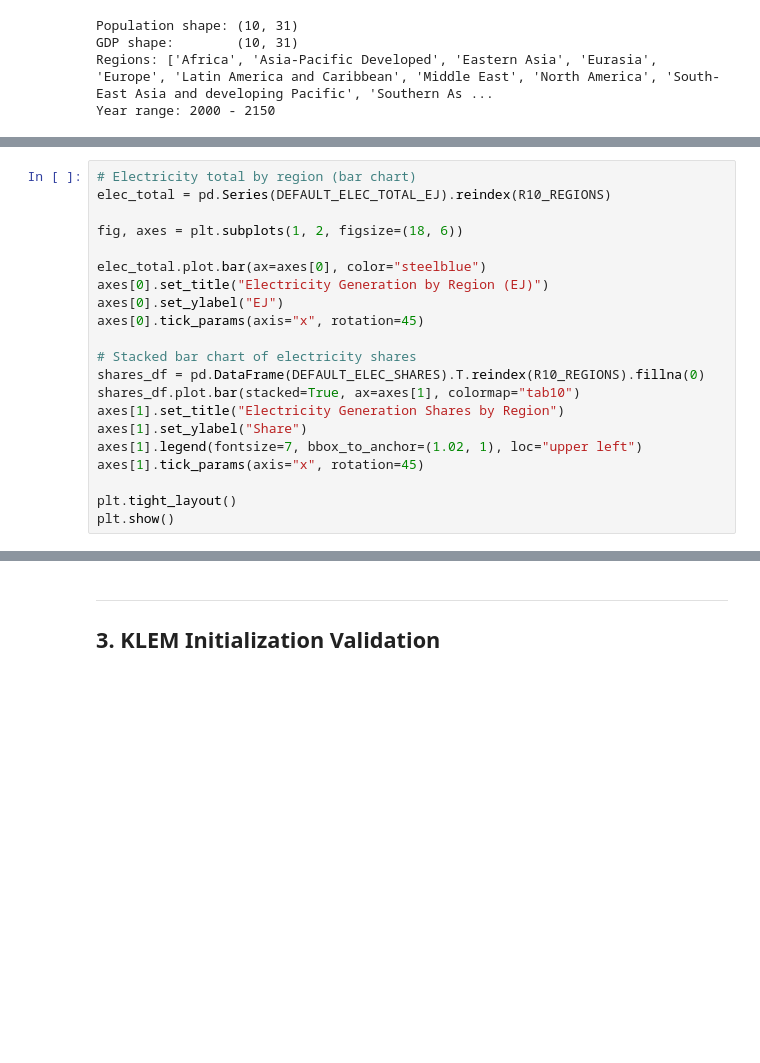
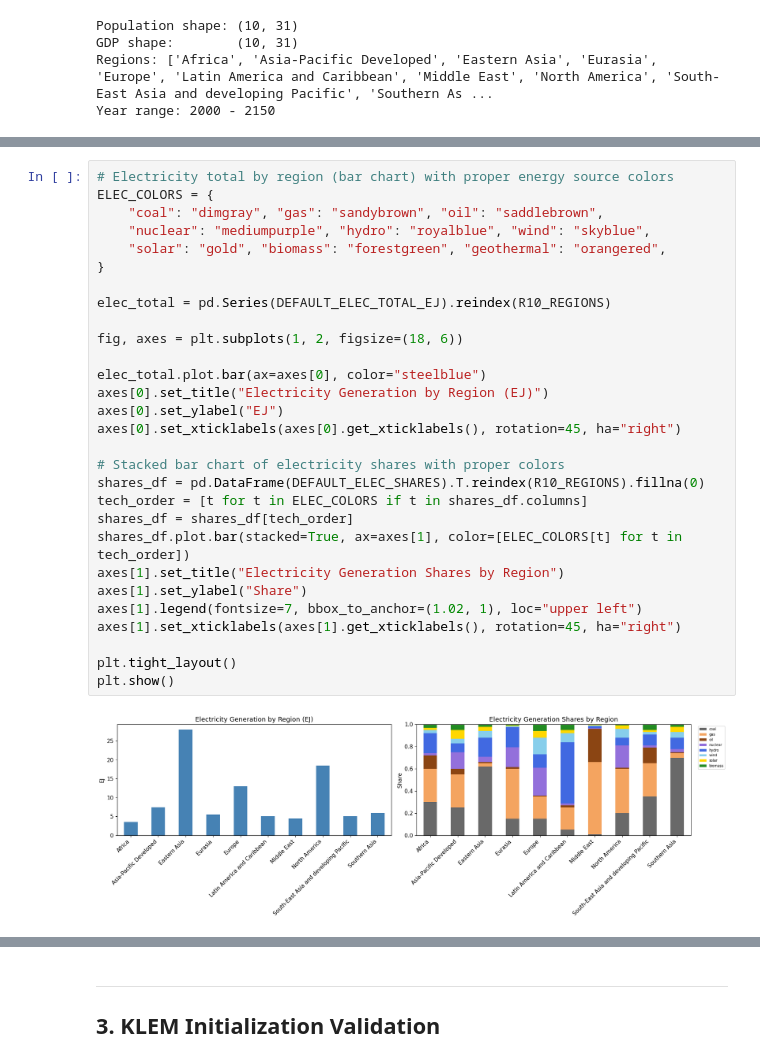
Before and after one commit to hyuntaechoi634/ghim-energy-module, a Jupyter notebook: notebooks/klem_validation.ipynb, the cells around one changed output, grey strips where cells are left out. Cells and saved outputs as stored; diff of their text form; blank space fills up the shorter version.

```diff
--- a/notebooks/klem_validation.ipynb
+++ b/notebooks/klem_validation.ipynb
@@ -115,24 +180,34 @@ display(fd_df)
 # %%
-# Electricity total by region (bar chart)
+# Electricity total by region (bar chart) with proper energy source colors
+ELEC_COLORS = {
+    "coal": "dimgray", "gas": "sandybrown", "oil": "saddlebrown",
+    "nuclear": "mediumpurple", "hydro": "royalblue", "wind": "skyblue",
+    "solar": "gold", "biomass": "forestgreen", "geothermal": "orangered",
+}
+
 elec_total = pd.Series(DEFAULT_ELEC_TOTAL_EJ).reindex(R10_REGIONS)
 
 fig, axes = plt.subplots(1, 2, figsize=(18, 6))
 
 elec_total.plot.bar(ax=axes[0], color="steelblue")
 axes[0].set_title("Electricity Generation by Region (EJ)")
 axes[0].set_ylabel("EJ")
-axes[0].tick_params(axis="x", rotation=45)
+axes[0].set_xticklabels(axes[0].get_xticklabels(), rotation=45, ha="right")
 
-# Stacked bar chart of electricity shares
+# Stacked bar chart of electricity shares with proper colors
 shares_df = pd.DataFrame(DEFAULT_ELEC_SHARES).T.reindex(R10_REGIONS).fillna(0)
-shares_df.plot.bar(stacked=True, ax=axes[1], colormap="tab10")
+tech_order = [t for t in ELEC_COLORS if t in shares_df.columns]
+shares_df = shares_df[tech_order]
+shares_df.plot.bar(stacked=True, ax=axes[1], color=[ELEC_COLORS[t] for t in tech_order])
 axes[1].set_title("Electricity Generation Shares by Region")
 axes[1].set_ylabel("Share")
 axes[1].legend(fontsize=7, bbox_to_anchor=(1.02, 1), loc="upper left")
-axes[1].tick_params(axis="x", rotation=45)
+axes[1].set_xticklabels(axes[1].get_xticklabels(), rotation=45, ha="right")
 
 plt.tight_layout()
 plt.show()
+# %% [output]
+[figure, added]
 # %%
 # Primary energy table (region x fuel)
 pe_df = pd.DataFrame(DEFAULT_PRIMARY_ENERGY).T.reindex(R10_REGIONS).fillna(0)
```
Also changed, not shown: parts of 44 cells of this notebook.
